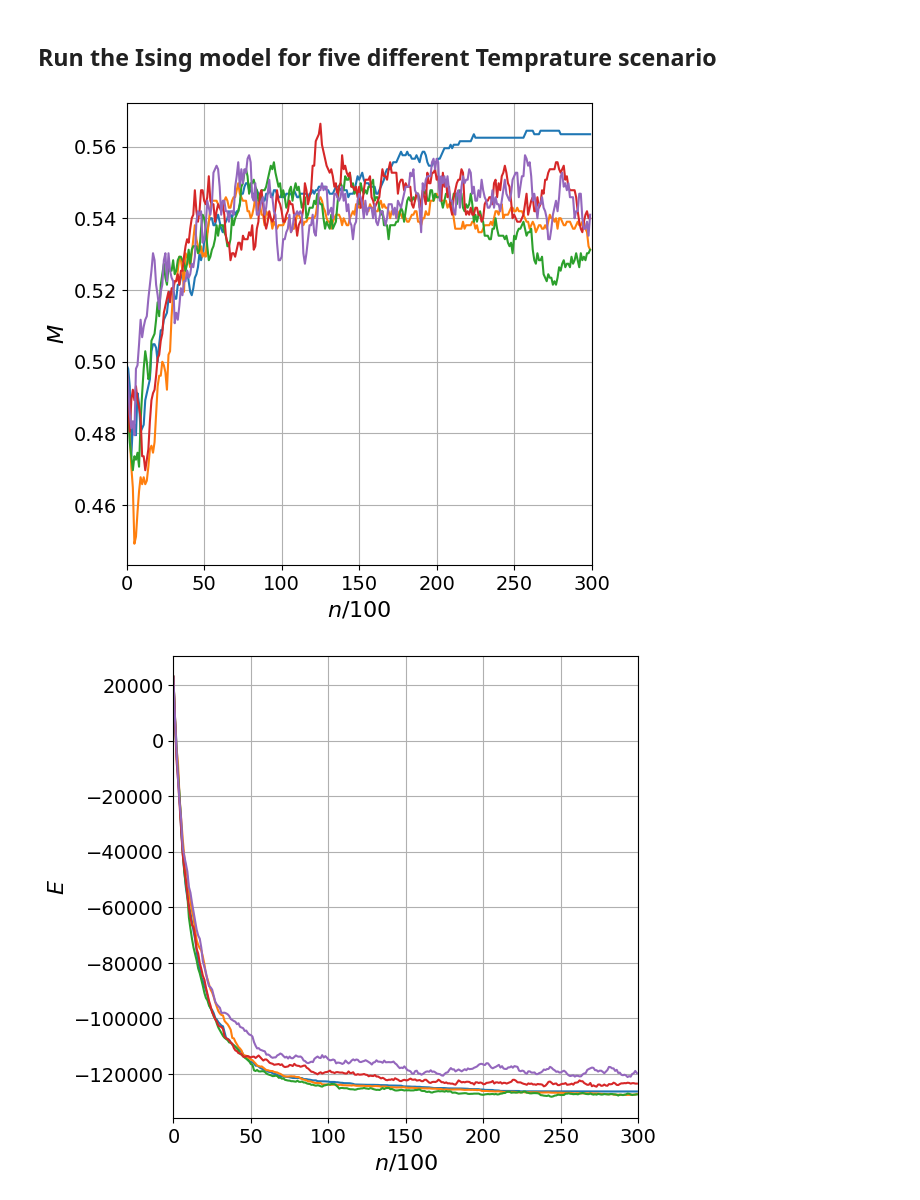
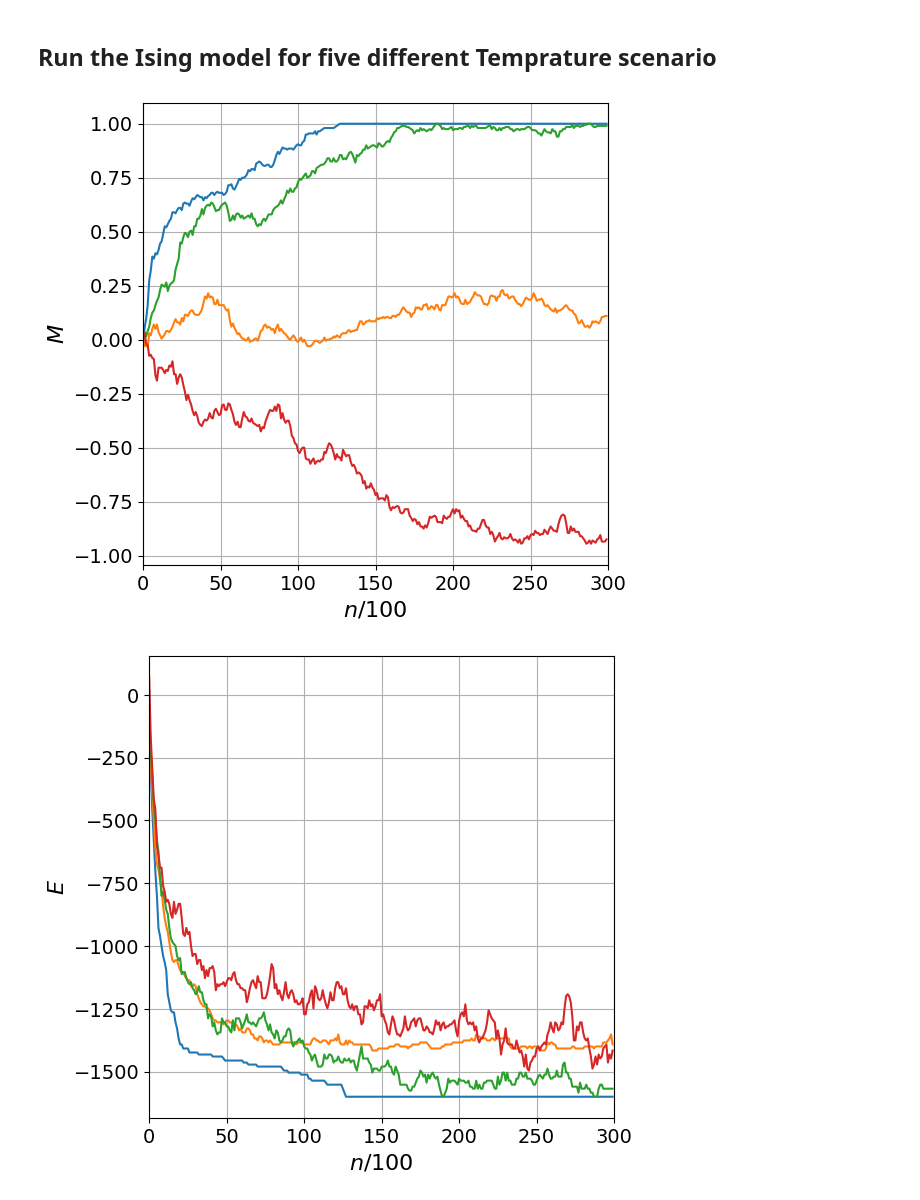
Before and after one commit to bahmanravaei/Ising-oneDimensionalSequential, a Jupyter notebook: Simulated_DA_Paper.ipynb, the cells around one changed output. Cells and saved outputs as stored; diff of their text form; code cells hidden in the pictures.

```diff
--- a/Simulated_DA_Paper.ipynb
+++ b/Simulated_DA_Paper.ipynb
@@ -95,11 +137,16 @@ plt.show()
 ## Define Function for Energy and deltaEnergy
 # %%
 def energy(W, X ) :
-
-    E = np.matmul(np.matmul(W, X.transpose()), X)
-    E= E+ np.matmul(X.transpose(), B)
+    Y=X.reshape(-1,L)
+    newX=X.reshape(L, -1)
+    E=np.sum(np.multiply(W,np.matmul(newX, Y)))
+    #E = np.matmul(np.matmul(W, X.transpose()), X)
+    #E= E+ np.matmul(X.transpose(), B)   # without considering B
     return - E
     #return -W * ( np.sum( s[0:L-1,:] * s[1:L,:] ) + np.sum( s[:,0:L-1] * s[:,1:L] ) )
 
 def magnetization( X ) :
     return np.sum( X ) / L
+# %%
+row_i=W[5]
+np.matmul(row_i, X.transpose())
@@ -106,8 +155,10 @@ def magnetization( X ) :
 # %%
 def deltaEnergy(X,i):
   row_i=W[i]
-  h_i=(np.matmul(row_i, X.transpose())+B[i])
-  delta=-1*(1-2*X[i])*h_i
+  #h_i=(np.matmul(row_i, X.transpose())+B[i])    #without B
+  h_i=np.matmul(row_i, X)
+  #delta=-1*(1-2*X[i])*h_i
+  delta=X[i]*h_i
   return delta
 # %% [markdown]
 ### Illustration of effect of fliping each bit on Energy of Ising Model
@@ -126,26 +177,24 @@ Must be parallel and do it for all bit Concurrently
 def metropolis( X, oldE ) :
     # flip a random spin and calculate $dE$
     i = randint( L )
-    deltaE = deltaEnergy(X,i)
-    X[i] = 1-X[i]    # flip the i spin
+    #X[i] = 1-X[i]    # flip the i spin 0 => 1 or 1 => 0
+    X[i] *= -1    # flip the i spin -1 => 1 or 1 => -1
     E = energy(W, X )
     deltaE = E - oldE
-
     # these are the Metropolis tests
     if deltaE < 0 :
         # keep the flipped spin because it lowers the energy
-        E = energy(W, X )
+        #E = energy(W, X )
         return X, E
-    deltaOverT=np.float128(- deltaE / T)
-    np.exp(deltaOverT)
+    deltaOverT=(- deltaE / T)
     if rand() < np.exp(deltaOverT) :
         #return 1/0
         # keep the spin flip because the random number is less than $e^{-dE/T}$
-        E = energy(W, X )
         return X, E
 
     # the spin flip is rejected
-    X[i] = 1-X[i]    # flip the ij spin back
+    #X[i] = 1-X[i]    # flip the ij spin back
+    X[i] *= -1    # flip the ij spin back
     E = oldE        # and keep the old energy
     return X, E
 # %% [markdown]
@@ -209,25 +255,24 @@ Text(0, 0.5, '$E$')
 # %%
 n = 30000               # increase the number of Monte Carlo time steps
 
 fig, ax = plt.subplots()
 ax.set_xlim( [ 0, n/P ] )
 #ax.set_ylim( [-0.1, 1.1 ] )
 plt.xlabel( '$n/%d$' % P )
 plt.ylabel( '$M$' )
 
 fig2, ax2 = plt.subplots()
 ax2.set_xlim( [ 0, n/P ] )
 plt.xlabel( '$n/%d$' % P )
 plt.ylabel( '$E$' )
-New_X = createVector( L )
 
-for T in range(1,100,20 ) :   # run the experiment 5 times
-    X=np.copy(New_X)
+for T in range(1,5) :   # run the experiment 5 times
+    X = createVector( L )
     M, E = ising( X, n, T )
     ax.plot( M[::P] )    # only plot every P-th point
     ax2.plot(E[::P])
 
 #ax.plot( [0,n], [0,0] )
 # %% [output]
-[figure, old version]
+[figure, new version]
-[figure, old version]
+[figure, new version]
```
Also changed, not shown: parts of 13 cells of this notebook.
